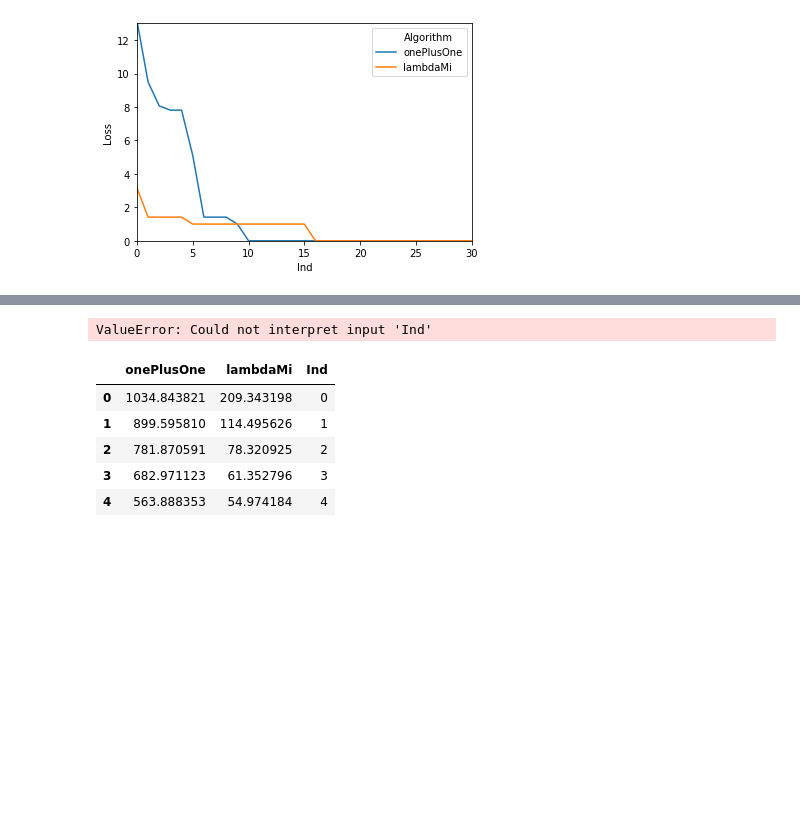
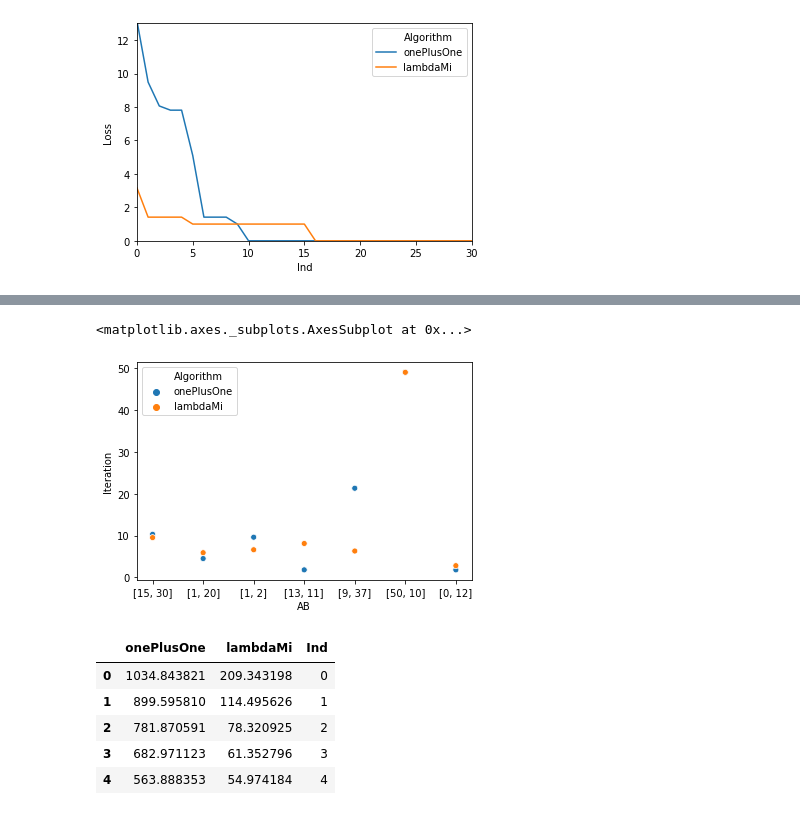
Before and after one commit to wwolny/evolutionary, a Jupyter notebook: Porównanie wyników.ipynb, the cells around one changed output, grey strips where cells are left out. Drawn from its saved outputs; the diff is of its cells as text; code cells hidden in the pictures; blank space fills up the shorter version.

Commit message:
Plot for AB scores

```diff
--- a/Porównanie wyników.ipynb
+++ b/Porównanie wyników.ipynb
@@ -80,7 +79,8 @@ Test.head()
 # %%
-sns.lineplot(x="Ind-AB",y="Loss", hue="Algorithm", data=Test)
+sns.scatterplot(x="AB",y="Iteration", hue="Algorithm", data=Test)
 # %% [output]
-ValueError: Could not interpret input 'Ind'
+<matplotlib.axes._subplots.AxesSubplot at 0x...>
+[figure, added]
 # %%
 compareAlg = pd.DataFrame()
 compareAlg['onePlusOne'] =onePlusOne.envLoss
```
Also changed, not shown: parts of 2 cells of this notebook.
